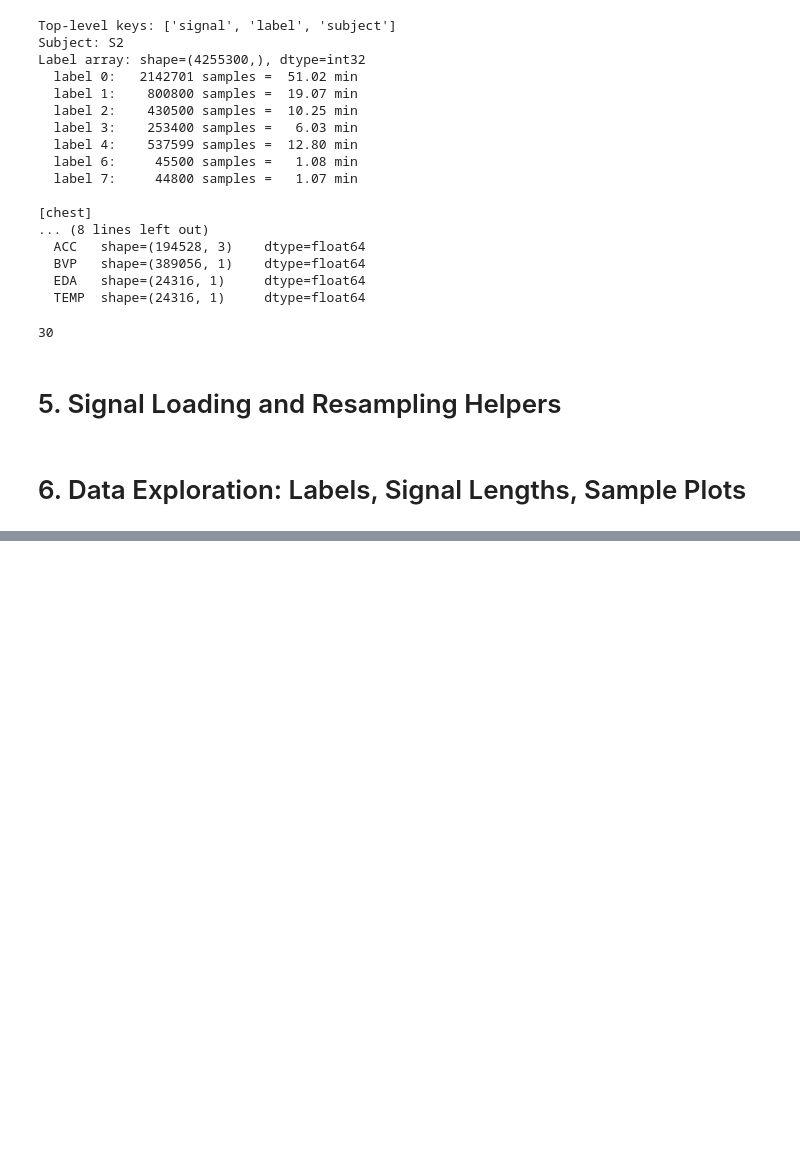
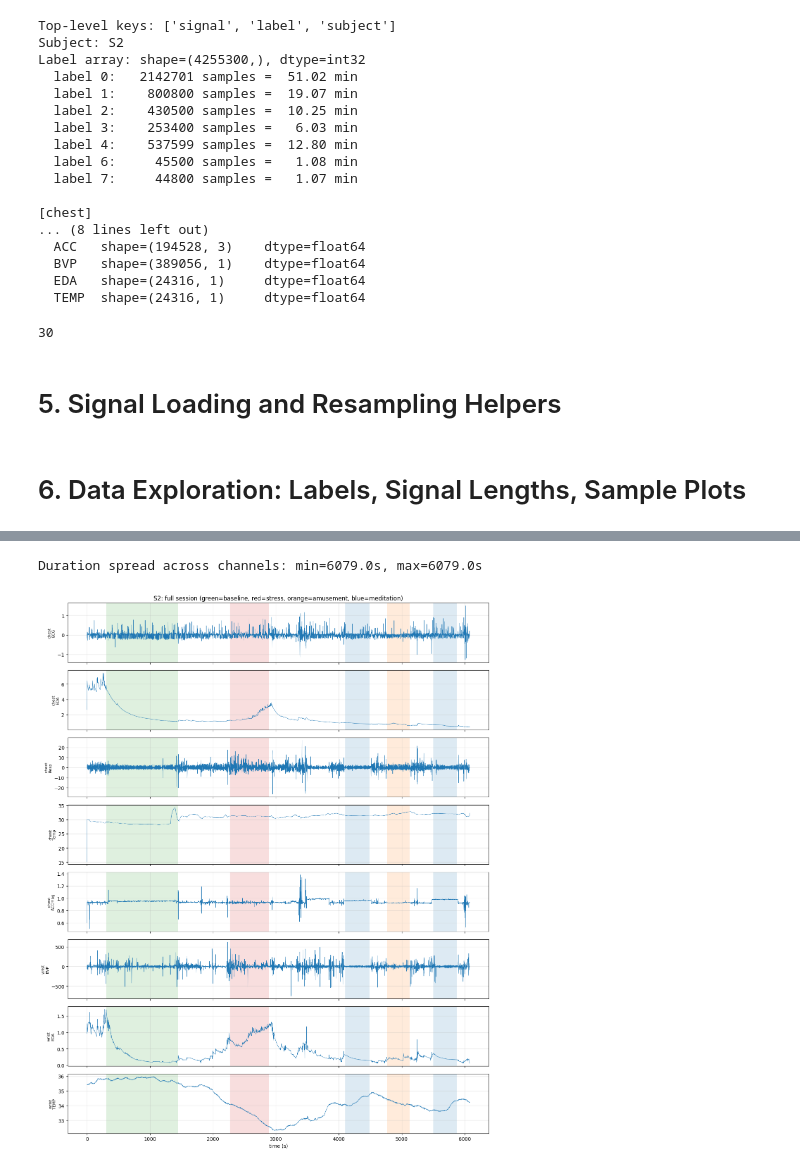
Before and after one commit to plavizmaj/Wearable_Stress_and_Affect_Detection, a Jupyter notebook: WESAD_(Wearable_Stress_and_Affect_Detection).ipynb, the cells around one changed output, grey strips where cells are left out. Cells and saved outputs as stored; diff of their text form; code cells hidden in the pictures; blank space fills up the shorter version.

```diff
--- a/WESAD_(Wearable_Stress_and_Affect_Detection).ipynb
+++ b/WESAD_(Wearable_Stress_and_Affect_Detection).ipynb
@@ -287,0 +344,8 @@ def window_label(labels, t0, t1, fs_label=700.0):
+# %%
+demo_channels, demo_labels, demo_subject = load_subject(PKL_FILES[0])
+# %%
+print(f"\nChannels for {demo_subject}:")
+for name, (arr, fs) in demo_channels.items():
+    print(f"  {name:<14} n={arr.size:>9}  fs={fs:>6.1f} Hz  "
+          f"duration={arr.size / fs / 60:6.2f} min  "
+          f"NaNs={int(np.isnan(arr).sum())}")
@@ -287,0 +370,45 @@ def window_label(labels, t0, t1, fs_label=700.0):
+# %%
+# Sanity check: every channel must cover roughly the same wall-clock duration.
+durations = {n: a.size / fs for n, (a, fs) in demo_channels.items()}
+print(f"\nDuration spread across channels: "
+      f"min={min(durations.values()):.1f}s, max={max(durations.values()):.1f}s")
+# %% [output]
+Duration spread across channels: min=6079.0s, max=6079.0s
+# %%
+# Shade the label track behind the signals so the protocol is visible.
+LABEL_COLORS = {1: "tab:green", 2: "tab:red", 3: "tab:orange", 4: "tab:blue"}
+# %%
+def shade_conditions(ax, labels, fs_label=700.0):
+    """Shade contiguous blocks of labels 1-4 on a time axis in seconds."""
+    changes = np.flatnonzero(np.diff(labels)) + 1
+    bounds = np.concatenate(([0], changes, [labels.size]))
+    for s, e in zip(bounds[:-1], bounds[1:]):
+        code = int(labels[s])
+        if code in LABEL_COLORS:
+            ax.axvspan(s / fs_label, e / fs_label,
+                       color=LABEL_COLORS[code], alpha=0.15, lw=0)
+# %%
+plot_channels = ["chest_ECG", "chest_EDA", "chest_Resp", "chest_Temp",
+                 "chest_ACCmag", "wrist_BVP", "wrist_EDA", "wrist_TEMP"]
+plot_channels = [c for c in plot_channels if c in demo_channels]
+
+fig, axes = plt.subplots(len(plot_channels), 1, figsize=(13, 2.0 * len(plot_channels)),
+                         sharex=True)
+for ax, name in zip(np.atleast_1d(axes), plot_channels):
+    arr, fs = demo_channels[name]
+    # Plot at most ~4000 points per channel, otherwise the figure is unreadable
+    # and slow. This is display-only decimation, the features use full rate.
+    step = max(1, arr.size // 4000)
+    t = np.arange(0, arr.size, step) / fs
+    ax.plot(t, arr[::step], lw=0.6)
+    ax.set_ylabel(name.replace("_", "\n"), fontsize=8)
+    shade_conditions(ax, demo_labels)
+np.atleast_1d(axes)[-1].set_xlabel("time (s)")
+np.atleast_1d(axes)[0].set_title(
+    f"{demo_subject}: full session (green=baseline, red=stress, "
+    f"orange=amusement, blue=meditation)"
+)
+plt.tight_layout()
+plt.show()
+# %% [output]
+[figure, added]
```
Also changed, not shown: parts of 11 cells of this notebook.
